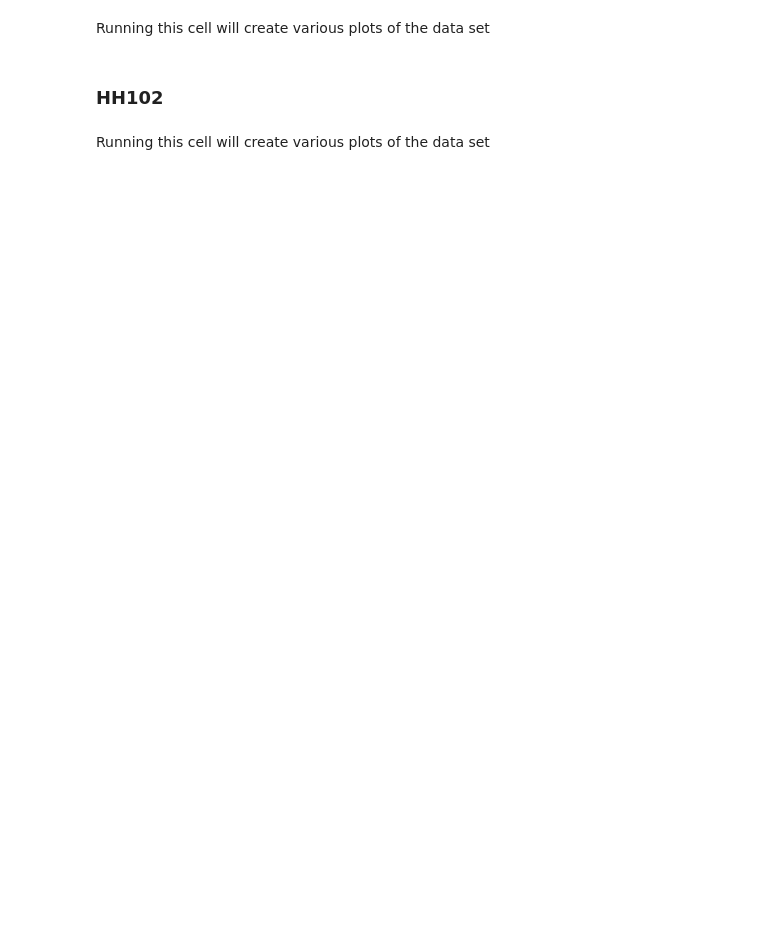
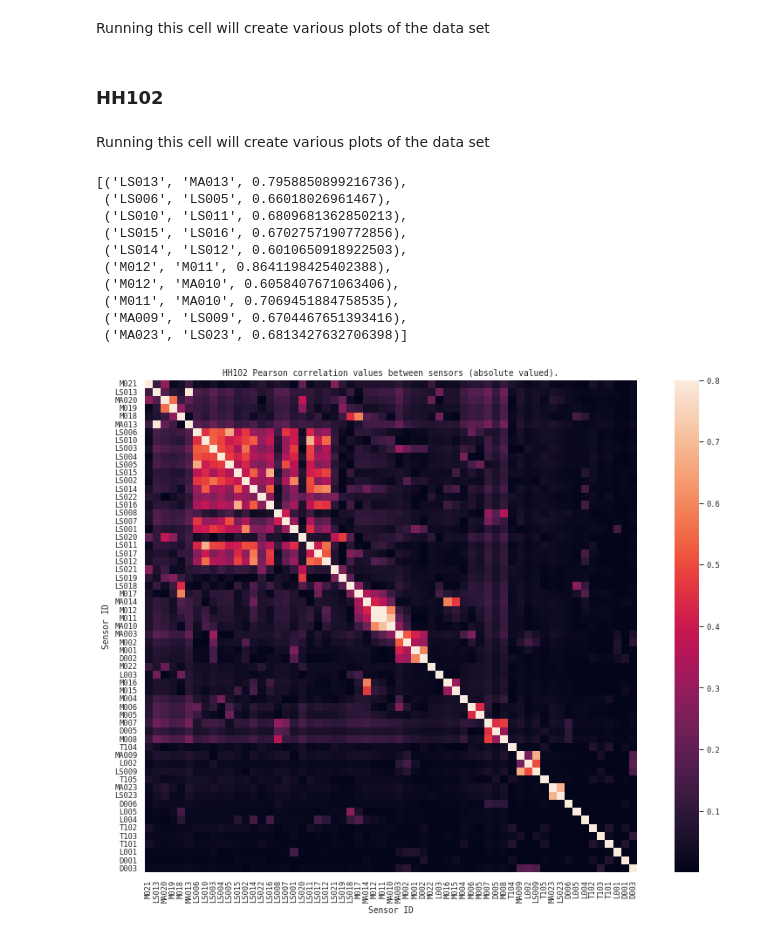
Before and after one commit to ChristinaSpanellis/AAL_ICL, a Jupyter notebook: AnomalyDetectionSystem.ipynb, the cells around one changed output. Cells and saved outputs as stored; diff of their text form; code cells hidden in the pictures; blank space fills up the shorter version.

Commit message:
Added functionality to check correlations

```diff
--- a/AnomalyDetectionSystem.ipynb
+++ b/AnomalyDetectionSystem.ipynb
@@ -74,8 +74,8 @@ def load_hh102():
     hh102.drop(columns={1,2,"Type"}, inplace=True)
     # replace string values and drop unwanted sensor readings
     hh102 = hh102[hh102["Sensor"].str.contains("BAT") == False]
-    hh102 = hh102[hh102["Sensor"] != "D001"]
-    hh102 = hh102[hh102["Sensor"] != "LS010"]
+    # hh102 = hh102[hh102["Sensor"] != "D001"]
+    # hh102 = hh102[hh102["Sensor"] != "LS010"]
     hh102["Value"] = hh102["Value"].replace({"ON" : 1.0, "OFF" : 0.0})
     hh102["Value"] = hh102["Value"].replace({"ABSENT" : 1.0, "PRESENT" : 0.0})
     hh102["Value"] = hh102["Value"].replace({"OPEN" : 1.0, "CLOSE" : 0.0})
@@ -234,6 +235,8 @@ def find_correlations(dataset, path, name, reversed_mapping):
     triangluar_corrmat = np.triu(corrmat, k=1)
     values = np.where(triangluar_corrmat >= 0.6)
     values = list(zip(values[0], values[1]))
+    for x in range (len(values)):
+        values[x] = (reversed_mapping[values[x][0]], reversed_mapping[values[x][1]], triangluar_corrmat[values[x][0]][values[x][1]])
     return values
 # %% [markdown]
 The data needs to be separated out into training (70%), testing (20%) and anomalous portions (10%).
@@ -434 +428,15 @@ plot_cleaned_data(hh102, hh102_reversed_mapping, "hh102/cleaned_data")
 plot_normalised_sensor_activations("hh102", plot_data, hh102_reversed_mapping)
+# %%
+find_correlations(hh102, "hh102/", "HH102", hh102_reversed_mapping)
+# %% [output]
+[('LS013', 'MA013', 0.7958850899216736),
+ ('LS006', 'LS005', 0.66018026961467),
+ ('LS010', 'LS011', 0.6809681362850213),
+ ('LS015', 'LS016', 0.6702757190772856),
+ ('LS014', 'LS012', 0.6010650918922503),
+ ('M012', 'M011', 0.8641198425402388),
+ ('M012', 'MA010', 0.6058407671063406),
+ ('M011', 'MA010', 0.7069451884758535),
+ ('MA009', 'LS009', 0.6704467651393416),
+ ('MA023', 'LS023', 0.6813427632706398)]
+[figure, added]
```
Also changed, not shown: parts of 6 cells of this notebook, 14 other files.
